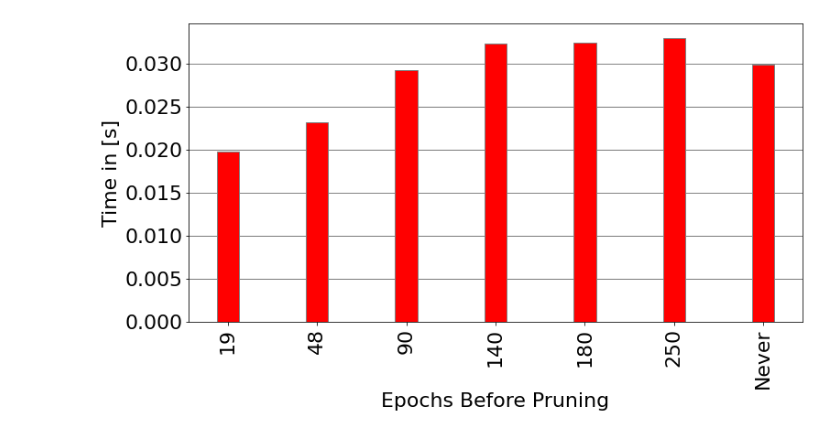
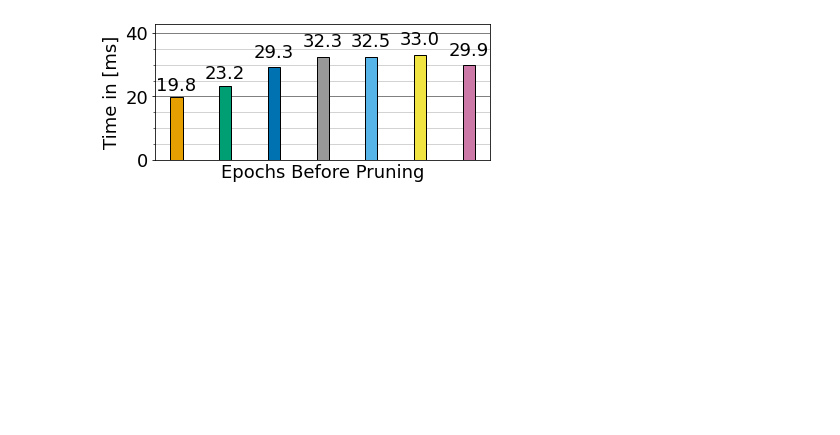
Before and after one commit to MartinBuessemeyer/Efficient-Image-Super-Resolution, a Jupyter notebook: notebooks/visualizations.ipynb, the cells around one changed output. Saved outputs shown, nothing was run; the diff lists cells and outputs as text; code cells hidden in the pictures; blank space fills up the shorter version.

```diff
--- a/notebooks/visualizations.ipynb
+++ b/notebooks/visualizations.ipynb
@@ -31,39 +46,51 @@ def make_line_chart(x,y, labels, xlabel="", ylabel="", scale="linear", name="res
 
     plt.savefig(name, bbox_inches='tight')
     plt.show()
+# %%
+def add_labels(x,y, precision):
+    overset = 0.1 * max(y)
+    for i in range(len(x)):
+        if precision == -1:
+            plt.text(i + 0.25, y[i] + overset, round(y[i]), ha = 'center')
+        else:
+            plt.text(i + 0.25, y[i] + overset, round(y[i], precision), ha = 'center')
 # %%
-def add_labels(x,y):
-    for i in range(len(x)):
-        plt.text(i + 0.25, y[i], round(y[i], 2), ha = 'center')
+def make_bar_chart(x,y, xlabel="", ylabel="", name="result.png", lables=True, lableprecision=-1):
+    barWidth = 0.25
+    fig = plt.subplots(figsize =(6, 2.5))
 
-def make_bar_chart(x,y, xlabel="", ylabel="", scale="linear", name="result.png", lables=False):
-    barWidth = 0.25
-    fig = plt.subplots(figsize =(12, 6))
+    plt.minorticks_on()
 
-    plt.gca().yaxis.grid(color='grey', linestyle='-', linewidth=1)
+    plt.grid(color='lightgrey', linestyle='-', linewidth=1, which="minor")
+    plt.grid(color='grey', linestyle='-', linewidth=1, which="major")
 
     y = [val for _,val in sorted(zip(x,y))]
     x.sort()
 
     x = [str(int(i)) if not pd.isna(i) else "Never" for i in x]
 
+
     num_elements_in_x = len(x)
 
-    # Set position of bar on X axis
+    # Set position of bar on X axis\n",
     br1 = list(map(lambda x: x + barWidth, np.arange(num_elements_in_x)))
 
-    # Make the plot
-    plt.bar(br1, y, color ='r', width = barWidth,edgecolor ='grey')
+    # Make the plot\n",
+    plt.bar(br1, y, color=colors, width=barWidth,edgecolor ='black')
 
     if lables:
-        add_labels(br1, y)
+        add_labels(br1, y, lableprecision)
 
-    # Adding Xticks
+    # Adding Xticks\n",
     plt.xlabel(xlabel)
-    plt.xticks([r + barWidth for r in range(num_elements_in_x)], x, rotation=90)
+    plt.xticks([r + barWidth for r in range(num_elements_in_x)], x)
+    plt.gca().xaxis.set_minor_locator(tck.NullLocator())
+    plt.gca().xaxis.set_major_locator(tck.NullLocator())
 
     plt.ylabel(ylabel)
-    plt.yscale(scale)
+
+    ylim_max = max(y) * 1.3
+    plt.gca().set_ylim(None, ylim_max)
 
     plt.savefig(name, bbox_inches='tight')
     plt.show()
@@ -93,11 +120,10 @@ make_line_chart(filtered_x.values, filtered_y.values, lables, "Epoch", "DIV2K PS
 # %%
 data = get_data(["validate.mean_forward_pass_time", "config.epochs_before_pruning"])
 filtered_y = data.filter(regex=("validate\.mean_forward_pass_time_rfdn_advanced_600_epochs_before_pruning.*")).mean()
 filtered_x = data.filter(regex=("config\.epochs_before_pruning_rfdn_advanced_600_epochs_before_pruning.*")).head(1)
-make_bar_chart(filtered_x.values[0], filtered_y.values, "Epochs Before Pruning", "Time in [s]", "linear", "epochs_before_pruning_average_validation_time.pdf", False
-              )
+make_bar_chart(filtered_x.values[0], filtered_y.values * 1000, "Epochs Before Pruning", "Time in [ms]", "epochs_before_pruning_average_validation_time.svg", True, lableprecision=1)
 # %% [output]
-[figure, old version]
+[figure, new version]
 # %%
 data = get_data(["num_parameters", "config.epochs_before_pruning"])
 filtered_y = data.filter(regex=("num_parameters_rfdn_advanced_600_epochs_before_pruning.*")).min()
```
Also changed, not shown: parts of 7 cells of this notebook.
